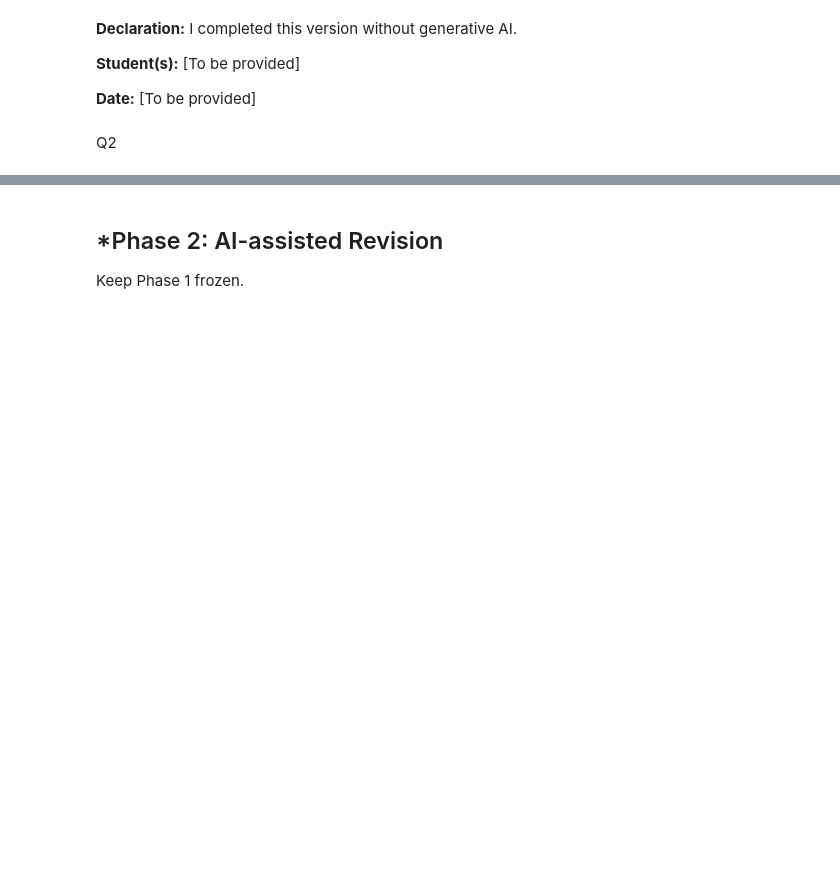
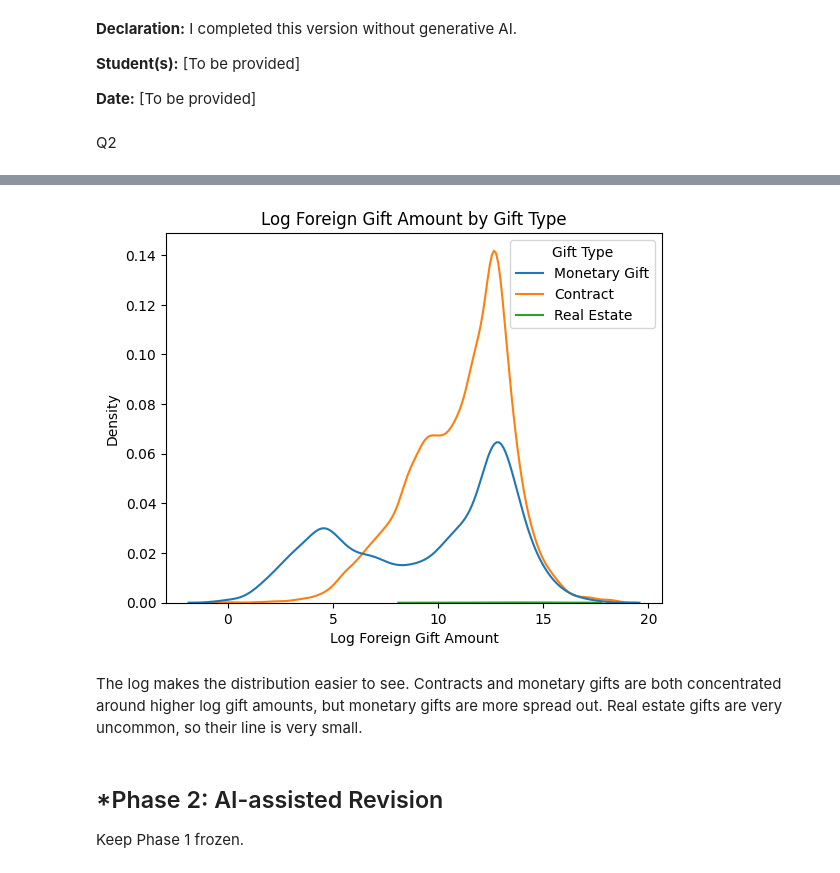
Before and after one commit to raffaellaalpaca-ai/A02-eda-and-visualization, a Jupyter notebook: notebook.ipynb, the cells around one changed output, grey strips where cells are left out. Cells and saved outputs as stored; diff of their text form; code cells hidden in the pictures; blank space fills up the shorter version.

```diff
--- a/notebook.ipynb
+++ b/notebook.ipynb
@@ -55,3 +145,16 @@ df = pd.read_csv("ForeignGifts_edu.csv")
+# %%
+sns.kdeplot(
+    data=df_positive,
+    x="log_gift_amount",
+    hue="Gift Type"
+)
+plt.title("Log Foreign Gift Amount by Gift Type")
+plt.xlabel("Log Foreign Gift Amount")
+plt.show()
+# %% [output]
+[figure, added]
+# %% [markdown]
+The log makes the distribution easier to see. Contracts and monetary gifts are both concentrated around higher log gift amounts, but monetary gifts are more spread out. Real estate gifts are very uncommon, so their line is very small.
 # %% [markdown]
 ## *Phase 2: AI-assisted Revision
 Keep Phase 1 frozen.
```
Also changed, not shown: parts of 14 cells of this notebook.
